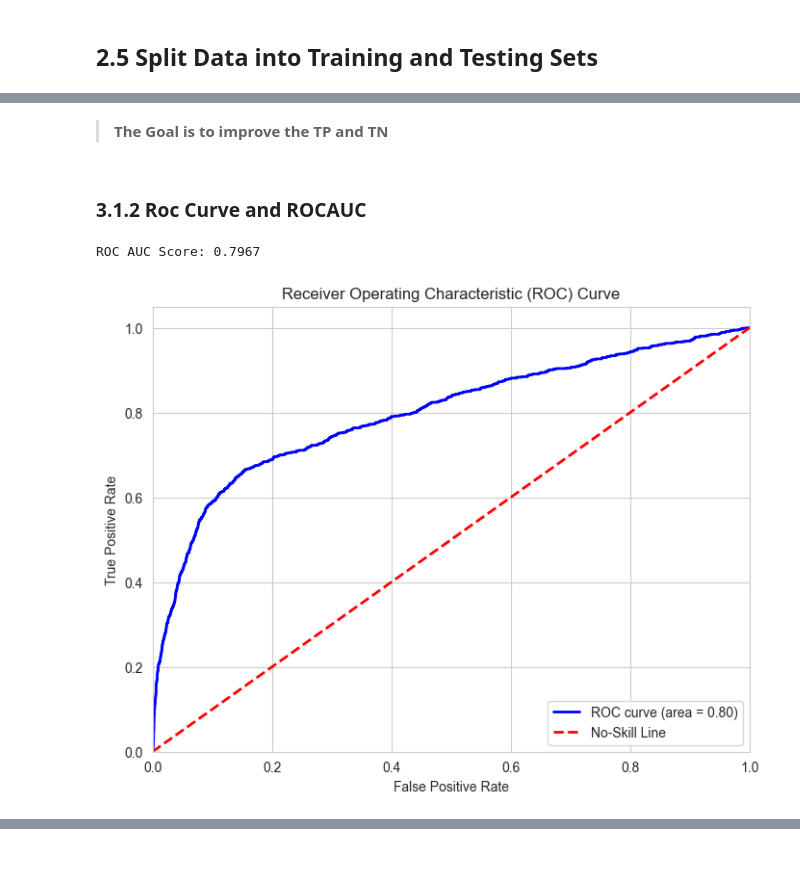
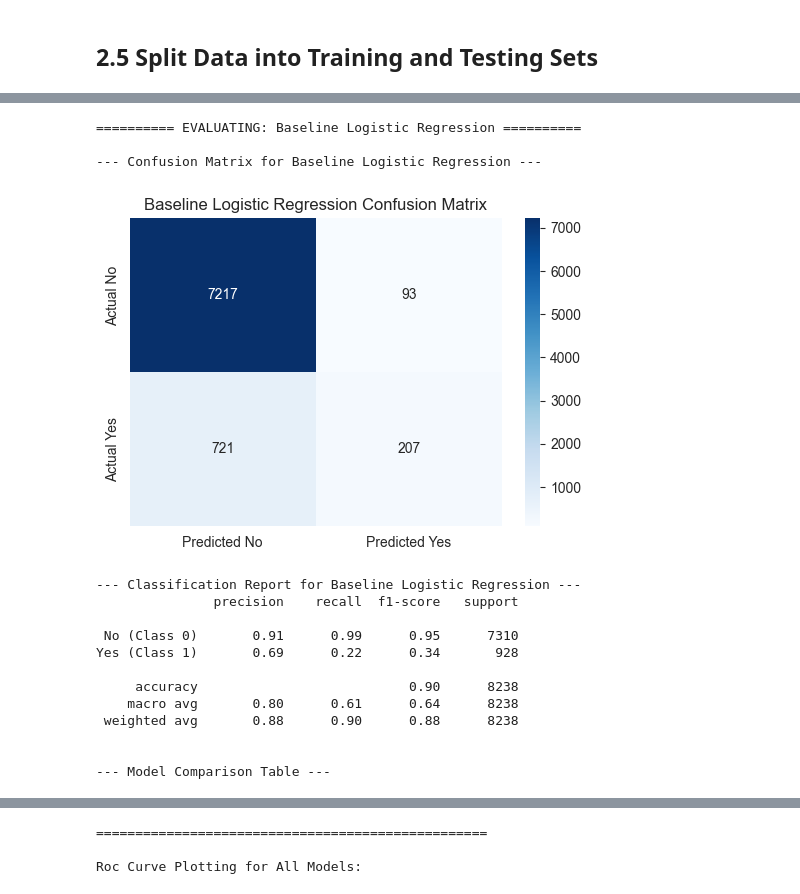
Before and after one commit to TomyLeHuy/xai_capstone, a Jupyter notebook: notebook.ipynb, the cells around one changed output, grey strips where cells are left out. Cells and saved outputs as stored; diff of their text form; code cells hidden in the pictures; blank space fills up the shorter version.

Commit message:
added models

```diff
--- a/notebook.ipynb
+++ b/notebook.ipynb
@@ -496,7 +545,7 @@ log_reg_baseline = LogisticRegression(random_state=42, max_iter=500)
 # %%
 # 2. Train the model on the (unscaled, imbalanced) training data
 print("Training the baseline logistic regression model...")
-log_reg_baseline.fit(X_train, y_train)
+log_reg_baseline.fit(X_train_scaled, y_train)
 print("Model training complete.")
 # %% [output]
 Training the baseline logistic regression model...
@@ -580,30 +565,0 @@ Specificity: 0.9889  (Ability to find all negative samples)
-# %% [markdown]
-> **The Goal is to improve the TP and TN**
-# %% [markdown]
-### 3.1.2 Roc Curve and ROCAUC
-# %%
-from sklearn.metrics import roc_curve, roc_auc_score
-# 1. Get prediction probabilities for the positive class (Class 1)
-y_pred_probs = log_reg_baseline.predict_proba(X_test)[:, 1]
-
-# 2. Calculate the ROC curve points
-fpr, tpr, thresholds = roc_curve(y_test, y_pred_probs)
-
-# 3. Calculate the ROC AUC score
-roc_auc = roc_auc_score(y_test, y_pred_probs)
-print(f"ROC AUC Score: {roc_auc:.4f}")
-
-# 4. Plot the ROC curve
-plt.figure(figsize=(8, 6))
-plt.plot(fpr, tpr, color='blue', lw=2, label=f'ROC curve (area = {roc_auc:.2f})')
-plt.plot([0, 1], [0, 1], color='red', lw=2, linestyle='--', label='No-Skill Line')
-plt.xlim([0.0, 1.0])
-plt.ylim([0.0, 1.05])
-plt.xlabel('False Positive Rate')
-plt.ylabel('True Positive Rate')
-plt.title('Receiver Operating Characteristic (ROC) Curve')
-plt.legend(loc="lower right")
-plt.show()
-# %% [output]
-ROC AUC Score: 0.7967
-[figure, removed]
@@ -609,0 +671,20 @@ ROC AUC Score: 0.7967
+# %%
+evaluate_model(log_reg_baseline, X_test_scaled, y_test, model_name='Baseline Logistic Regression')
+plot_all_roc_curves(roc_curve_data)
+# %% [output]
+========== EVALUATING: Baseline Logistic Regression ==========
+
+--- Confusion Matrix for Baseline Logistic Regression ---
+[figure, added]
+--- Classification Report for Baseline Logistic Regression ---
+               precision    recall  f1-score   support
+
+ No (Class 0)       0.91      0.99      0.95      7310
+Yes (Class 1)       0.69      0.22      0.34       928
+
+     accuracy                           0.90      8238
+    macro avg       0.80      0.61      0.64      8238
+ weighted avg       0.88      0.90      0.88      8238
+
+
+--- Model Comparison Table ---
@@ -609,0 +693,3 @@ ROC AUC Score: 0.7967
+==================================================
+
+Roc Curve Plotting for All Models:
```
Also changed, not shown: parts of 43 cells of this notebook, 1 other file.
